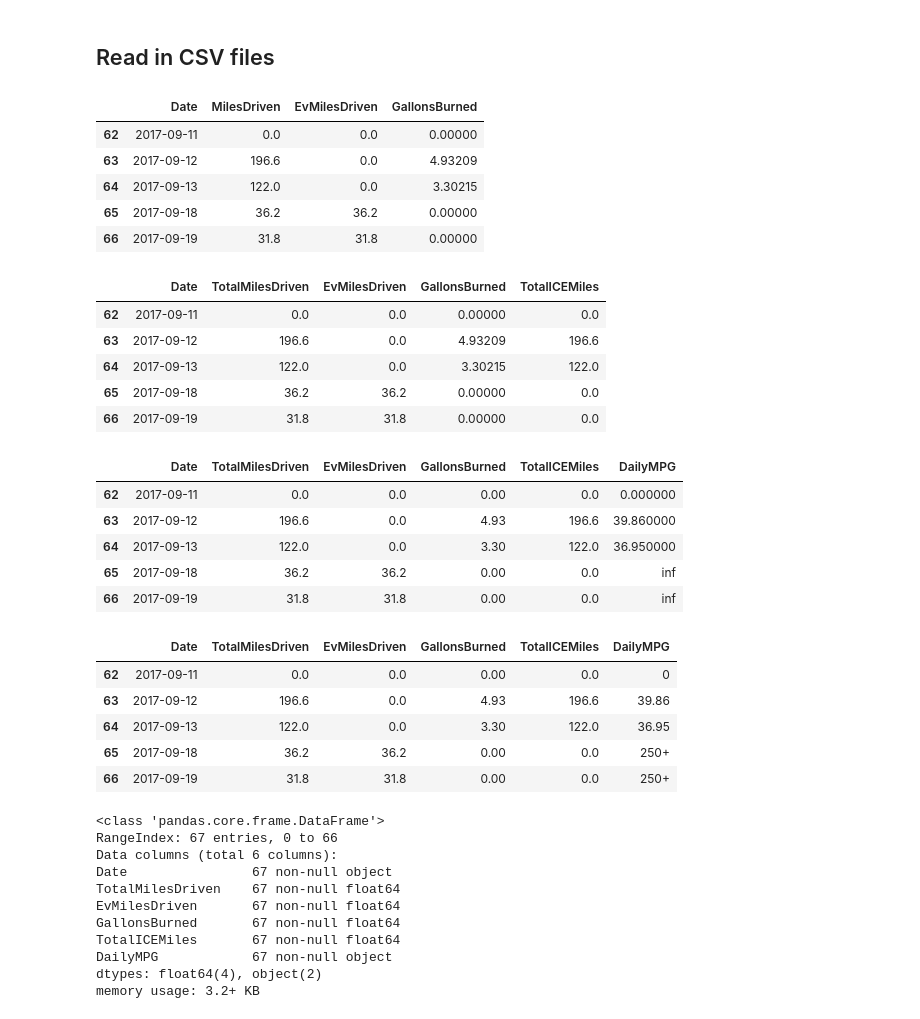
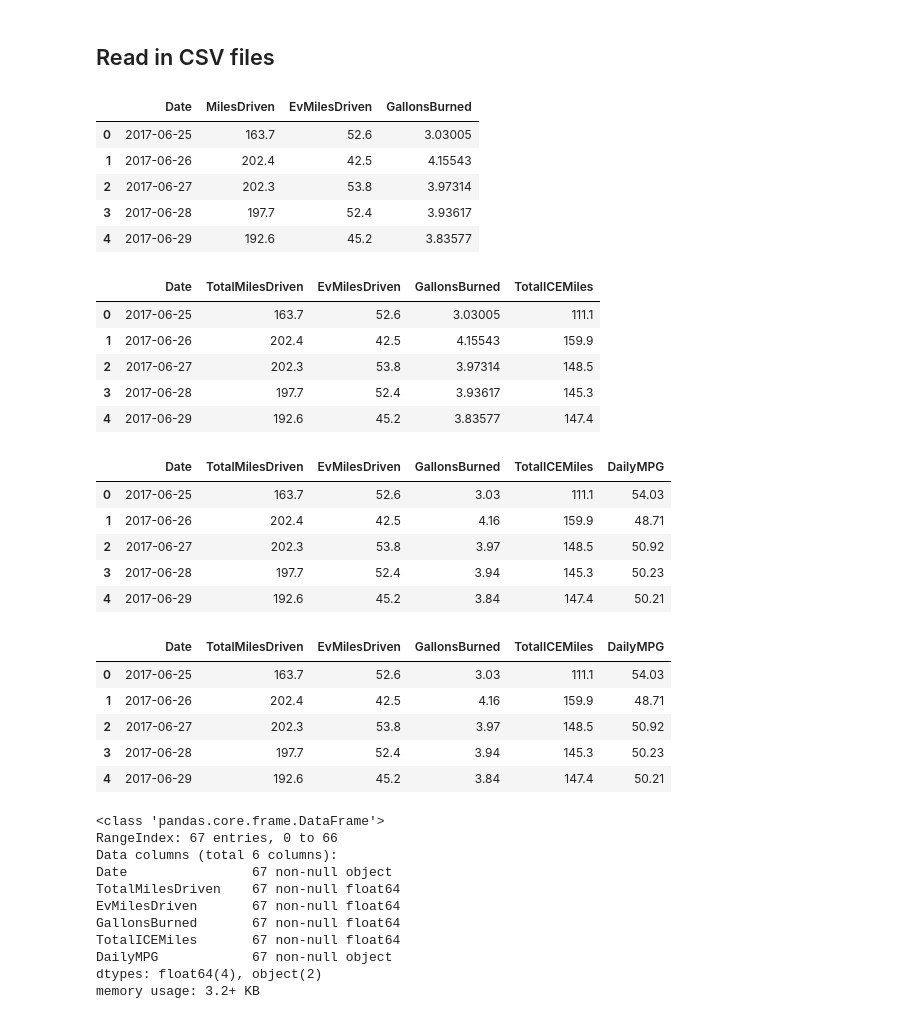
Before and after one commit to derek-palmer/volt-metrics, a Jupyter notebook: jupyter/volume/Volt Analytics.ipynb, the cells around one changed output. Saved outputs shown, nothing was run; the diff lists cells and outputs as text; code cells hidden in the pictures.

```diff
--- a/jupyter/volume/Volt Analytics.ipynb
+++ b/jupyter/volume/Volt Analytics.ipynb
@@ -23,53 +23,52 @@ voltDailyData = pd.read_csv('data/voltdailydata_' + currentDate.strftime('%Y%m%d
 voltDailyData['Date'] = pd.to_datetime(voltDailyData['Date'])
 voltDailyData['Date'] = voltDailyData['Date'].dt.date
 # %%
-voltDailyData.tail()
+voltDailyData.head()
 # %% [output]
 |  | Date | MilesDriven | EvMilesDriven | GallonsBurned |
-| 62 | 2017-09-11 | 0.0 | 0.0 | 0.00000 |
-| 63 | 2017-09-12 | 196.6 | 0.0 | 4.93209 |
-| 64 | 2017-09-13 | 122.0 | 0.0 | 3.30215 |
-| 65 | 2017-09-18 | 36.2 | 36.2 | 0.00000 |
-| 66 | 2017-09-19 | 31.8 | 31.8 | 0.00000 |
+| 0 | 2017-06-25 | 163.7 | 52.6 | 3.03005 |
+| 1 | 2017-06-26 | 202.4 | 42.5 | 4.15543 |
+| 2 | 2017-06-27 | 202.3 | 53.8 | 3.97314 |
+| 3 | 2017-06-28 | 197.7 | 52.4 | 3.93617 |
+| 4 | 2017-06-29 | 192.6 | 45.2 | 3.83577 |
 # %%
 # Calculate total ICE (Internal Combustion Engine) miles driven
 voltDailyData = voltDailyData.rename(columns = {'MilesDriven':'TotalMilesDriven'})
 voltDailyData['TotalICEMiles'] = voltDailyData['TotalMilesDriven'] - voltDailyData['EvMilesDriven']
-voltDailyData.tail()
+voltDailyData.head()
 # %% [output]
 |  | Date | TotalMilesDriven | EvMilesDriven | GallonsBurned | TotalICEMiles |
-| 62 | 2017-09-11 | 0.0 | 0.0 | 0.00000 | 0.0 |
-| 63 | 2017-09-12 | 196.6 | 0.0 | 4.93209 | 196.6 |
-| 64 | 2017-09-13 | 122.0 | 0.0 | 3.30215 | 122.0 |
-| 65 | 2017-09-18 | 36.2 | 36.2 | 0.00000 | 0.0 |
-| 66 | 2017-09-19 | 31.8 | 31.8 | 0.00000 | 0.0 |
+| 0 | 2017-06-25 | 163.7 | 52.6 | 3.03005 | 111.1 |
+| 1 | 2017-06-26 | 202.4 | 42.5 | 4.15543 | 159.9 |
+| 2 | 2017-06-27 | 202.3 | 53.8 | 3.97314 | 148.5 |
+| 3 | 2017-06-28 | 197.7 | 52.4 | 3.93617 | 145.3 |
+| 4 | 2017-06-29 | 192.6 | 45.2 | 3.83577 | 147.4 |
 # %%
 # Create new DailyMPG Column, round values after adding new column
 voltDailyData['DailyMPG'] = voltDailyData['TotalMilesDriven'] / voltDailyData['GallonsBurned']
 voltDailyData['DailyMPG'] = pd.to_numeric(voltDailyData['DailyMPG'], errors='coerse')
 voltDailyData = voltDailyData.replace(np.nan, 0)
 voltDailyData = voltDailyData.round(2)
-voltDailyData.tail()
+voltDailyData.head()
 # %% [output]
 |  | Date | TotalMilesDriven | EvMilesDriven | GallonsBurned | TotalICEMiles | DailyMPG |
-| 62 | 2017-09-11 | 0.0 | 0.0 | 0.00 | 0.0 | 0.000000 |
-| 63 | 2017-09-12 | 196.6 | 0.0 | 4.93 | 196.6 | 39.860000 |
-| 64 | 2017-09-13 | 122.0 | 0.0 | 3.30 | 122.0 | 36.950000 |
-| 65 | 2017-09-18 | 36.2 | 36.2 | 0.00 | 0.0 | inf |
-| 66 | 2017-09-19 | 31.8 | 31.8 | 0.00 | 0.0 | inf |
+| 0 | 2017-06-25 | 163.7 | 52.6 | 3.03 | 111.1 | 54.03 |
+| 1 | 2017-06-26 | 202.4 | 42.5 | 4.16 | 159.9 | 48.71 |
+| 2 | 2017-06-27 | 202.3 | 53.8 | 3.97 | 148.5 | 50.92 |
+| 3 | 2017-06-28 | 197.7 | 52.4 | 3.94 | 145.3 | 50.23 |
+| 4 | 2017-06-29 | 192.6 | 45.2 | 3.84 | 147.4 | 50.21 |
 # %%
 # Add '250+' miles to any DailyMPG value that has a value of infinity
 # Why 250+? That's the "infinity mileage" that the volt displays in car
-
 voltDailyData = voltDailyData.replace(np.inf, '250+')
-voltDailyData.tail()
+voltDailyData.head()
 # %% [output]
 |  | Date | TotalMilesDriven | EvMilesDriven | GallonsBurned | TotalICEMiles | DailyMPG |
-| 62 | 2017-09-11 | 0.0 | 0.0 | 0.00 | 0.0 | 0 |
-| 63 | 2017-09-12 | 196.6 | 0.0 | 4.93 | 196.6 | 39.86 |
-| 64 | 2017-09-13 | 122.0 | 0.0 | 3.30 | 122.0 | 36.95 |
-| 65 | 2017-09-18 | 36.2 | 36.2 | 0.00 | 0.0 | 250+ |
-| 66 | 2017-09-19 | 31.8 | 31.8 | 0.00 | 0.0 | 250+ |
+| 0 | 2017-06-25 | 163.7 | 52.6 | 3.03 | 111.1 | 54.03 |
+| 1 | 2017-06-26 | 202.4 | 42.5 | 4.16 | 159.9 | 48.71 |
+| 2 | 2017-06-27 | 202.3 | 53.8 | 3.97 | 148.5 | 50.92 |
+| 3 | 2017-06-28 | 197.7 | 52.4 | 3.94 | 145.3 | 50.23 |
+| 4 | 2017-06-29 | 192.6 | 45.2 | 3.84 | 147.4 | 50.21 |
 # %%
 voltDailyData.info()
 # %% [output]
```
Also changed, not shown: parts of 6 cells of this notebook.
